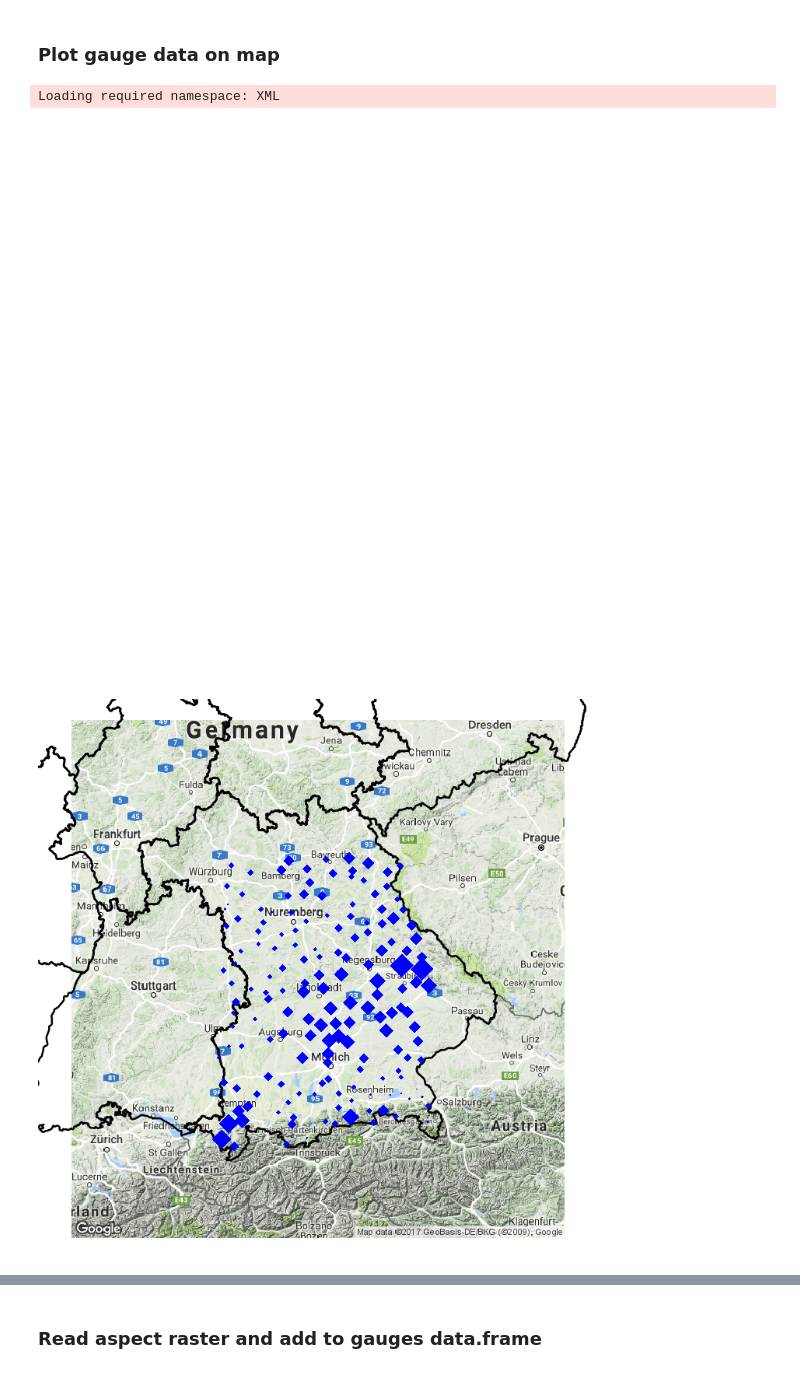
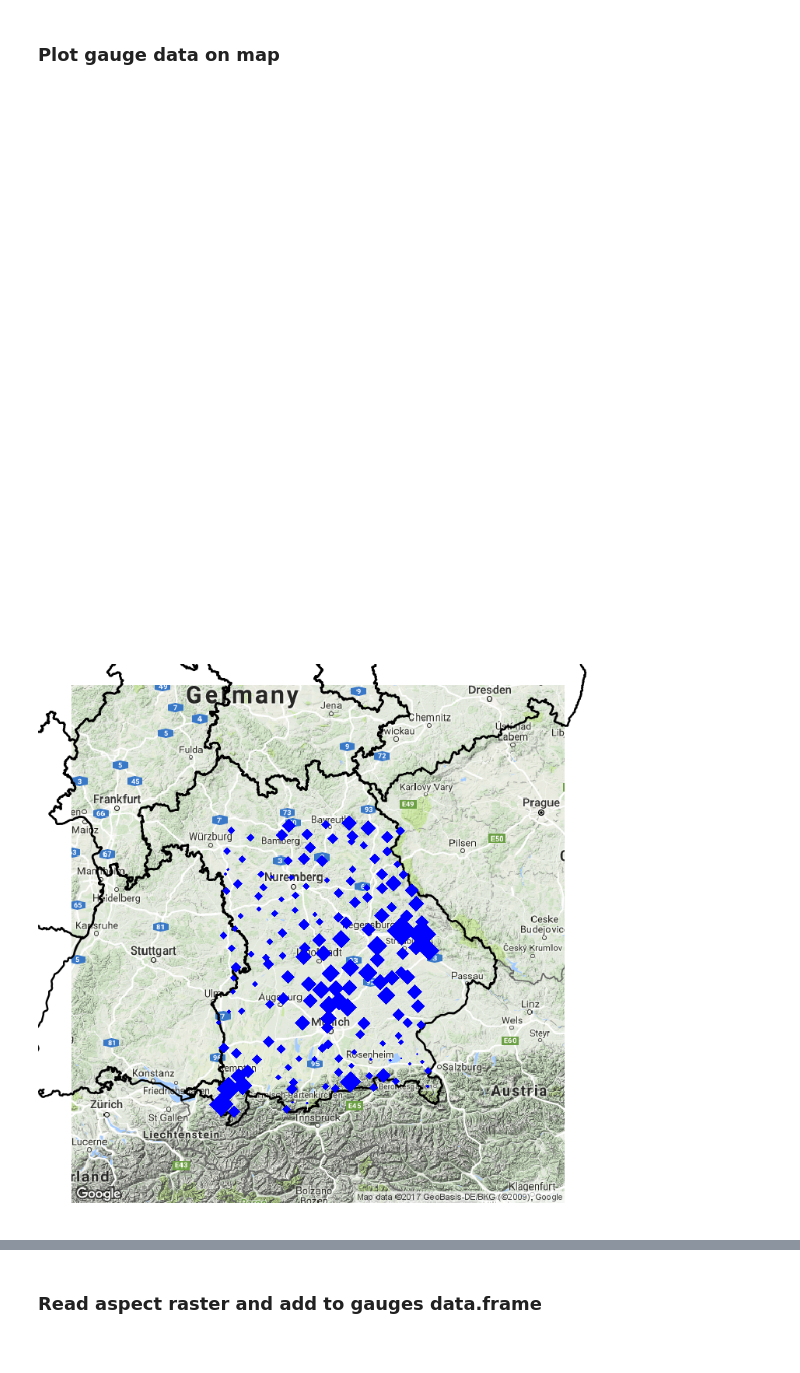
Before and after one commit to micha-silver/point_patterns, a Jupyter notebook: Point Pattern GWR.ipynb, the cells around one changed output, grey strips where cells are left out. Drawn from its saved outputs; the diff is of its cells as text; code cells hidden in the pictures.

```diff
--- a/Point Pattern GWR.ipynb
+++ b/Point Pattern GWR.ipynb
@@ -81,19 +64,17 @@ attr(,"package")
 # %%
 # Show gauges on a map
 gadm_1 <- readRDS('GIS/DEU_adm1.rds')
 #gadm_2 <- readRDS('GIS/DEU_adm2.rds')
 bg <- gmap('Bavaria')
 # Reproject gadm borders and gauges to EPSG:3857
 gadm_1_reproj <- spTransform(gadm_1, bg@crs)
 gauges_reproj <- spTransform(gauges, bg@crs)
 plot(bg)
 plot(gadm_1_reproj, border='black', lwd=2, add=T)
-plot(gauges_reproj, pch=18, col="blue", cex=gauges$obs_precip/5, add=T)
-#title(main="Rain Gauges - Bavaria", sub="11/01/2017")
+plot(gauges_reproj, pch=18, col="blue", cex=gauges$obs_precip/4, add=T)
 # %% [output]
-Loading required namespace: XML
 [figure]
-[figure, old version]
+[figure, new version]
 # %% [markdown]
 ![Bavaria Gauges 11/01/2017](bavaria_gauges.png)
 # %% [markdown]
```
Also changed, not shown: parts of 8 cells of this notebook, 2 other files.
